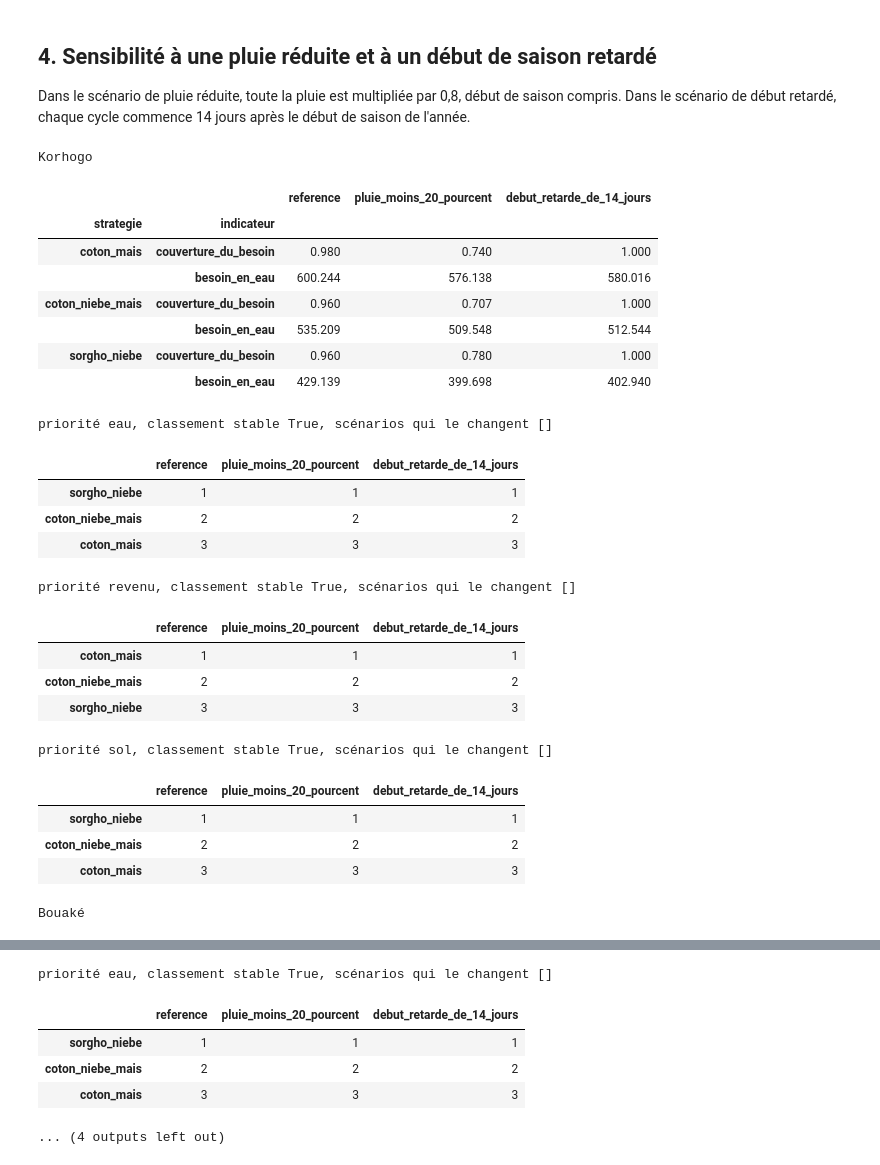
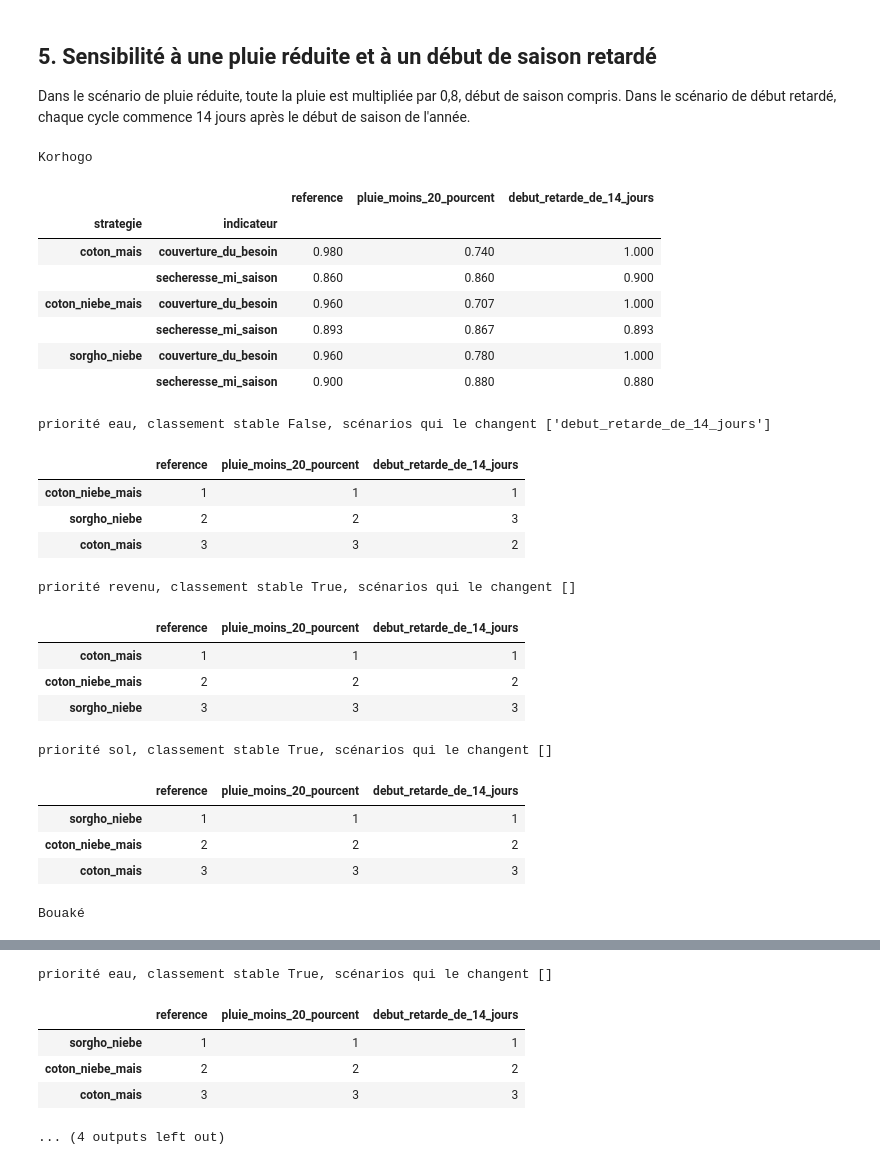
Before and after one commit to DjafarouAbdou909/field-shift, a Jupyter notebook: notebooks/04_modeling.ipynb, the cells around one changed output, grey strips where cells are left out. Saved outputs shown, nothing was run; the diff lists cells and outputs as text; code cells hidden in the pictures.

```diff
--- a/notebooks/04_modeling.ipynb
+++ b/notebooks/04_modeling.ipynb
@@ -54,0 +69,14 @@ pd.DataFrame(SCENARIOS).T
+# %%
+parts = {i: parts_par_culture(c["reference"]) for i, c in contextes.items()}
+display(pd.concat({noms[i]: p for i, p in parts.items()}, axis=1))
+
+figure, axe = plt.subplots(figsize=(11, 4))
+largeur = 0.4
+for decalage, couleur, (identifiant, p) in zip([-largeur / 2, largeur / 2], ["C0", "C1"], parts.items()):
+    axe.bar([k + decalage for k in range(len(p))], p["sans_secheresse_mi_saison"], width=largeur, color=couleur,
+            label=noms[identifiant])
+axe.set(title="Part des années sans séquence sèche de plus de 7 jours à la mi-saison", ylabel="part des années",
+        ylim=(0, 1), xticks=range(len(parts["korhogo"])), xticklabels=parts["korhogo"].index)
+axe.legend()
+plt.tight_layout()
+plt.show()
@@ -102,8 +153,9 @@ for identifiant, contexte in contextes.items():
 figure, axes = plt.subplots(1, 2, figsize=(13, 4), sharey=True)
 for axe, (identifiant, contexte) in zip(axes, contextes.items()):
     table = tableau_scores(STRATEGIES, contexte["reference"], POIDS_PAR_PRIORITE["eau"]).sort_index()
-    table[list(CRITERES)].plot.bar(ax=axe, rot=0)
+    table[list(CRITERES)].rename(columns=LIBELLES).plot.bar(ax=axe, rot=0)
     axe.set(title=f"{noms[identifiant]}, scores par critère", ylabel="score de 0 à 5", ylim=(0, 5))
+    axe.legend(fontsize=8, loc="upper center", ncol=3, bbox_to_anchor=(0.5, -0.1))
 plt.tight_layout()
 plt.show()
 # %% [output]
@@ -147,31 +199,31 @@ Bouaké, priorité sol
 # %% [markdown]
-## 4. Sensibilité à une pluie réduite et à un début de saison retardé
+## 5. Sensibilité à une pluie réduite et à un début de saison retardé
 
 Dans le scénario de pluie réduite, toute la pluie est multipliée par 0,8, début de saison compris. Dans le scénario de début retardé, chaque cycle commence 14 jours après le début de saison de l'année.
 # %%
 for identifiant, contexte in contextes.items():
     print(noms[identifiant])
     valeurs = tableau_scenarios(STRATEGIES, contexte)
-    display(valeurs.loc[valeurs.index.get_level_values("indicateur").isin(["couverture_du_besoin", "besoin_en_eau"])])
+    display(valeurs.loc[valeurs.index.get_level_values("indicateur").isin(["couverture_du_besoin", "secheresse_mi_saison"])])
     for priorite, poids in POIDS_PAR_PRIORITE.items():
         rangs, stable, changeants = sensibilite(STRATEGIES, contexte, poids)
         print(f"priorité {priorite}, classement stable {stable}, scénarios qui le changent {changeants}")
         display(rangs)
 # %% [output]
 Korhogo
 |  |  | reference | pluie_moins_20_pourcent | debut_retarde_de_14_jours |
 | strategie | indicateur |  |  |  |
 | coton_mais | couverture_du_besoin | 0.980 | 0.740 | 1.000 |
-|  | besoin_en_eau | 600.244 | 576.138 | 580.016 |
+|  | secheresse_mi_saison | 0.860 | 0.860 | 0.900 |
 | coton_niebe_mais | couverture_du_besoin | 0.960 | 0.707 | 1.000 |
-|  | besoin_en_eau | 535.209 | 509.548 | 512.544 |
+|  | secheresse_mi_saison | 0.893 | 0.867 | 0.893 |
 | sorgho_niebe | couverture_du_besoin | 0.960 | 0.780 | 1.000 |
-|  | besoin_en_eau | 429.139 | 399.698 | 402.940 |
+|  | secheresse_mi_saison | 0.900 | 0.880 | 0.880 |
-priorité eau, classement stable True, scénarios qui le changent []
+priorité eau, classement stable False, scénarios qui le changent ['debut_retarde_de_14_jours']
 |  | reference | pluie_moins_20_pourcent | debut_retarde_de_14_jours |
-| sorgho_niebe | 1 | 1 | 1 |
-| coton_niebe_mais | 2 | 2 | 2 |
-| coton_mais | 3 | 3 | 3 |
+| coton_niebe_mais | 1 | 1 | 1 |
+| sorgho_niebe | 2 | 2 | 3 |
+| coton_mais | 3 | 3 | 2 |
 priorité revenu, classement stable True, scénarios qui le changent []
 |  | reference | pluie_moins_20_pourcent | debut_retarde_de_14_jours |
 | coton_mais | 1 | 1 | 1 |
```
Also changed, not shown: parts of 22 cells of this notebook, 9 other files.
